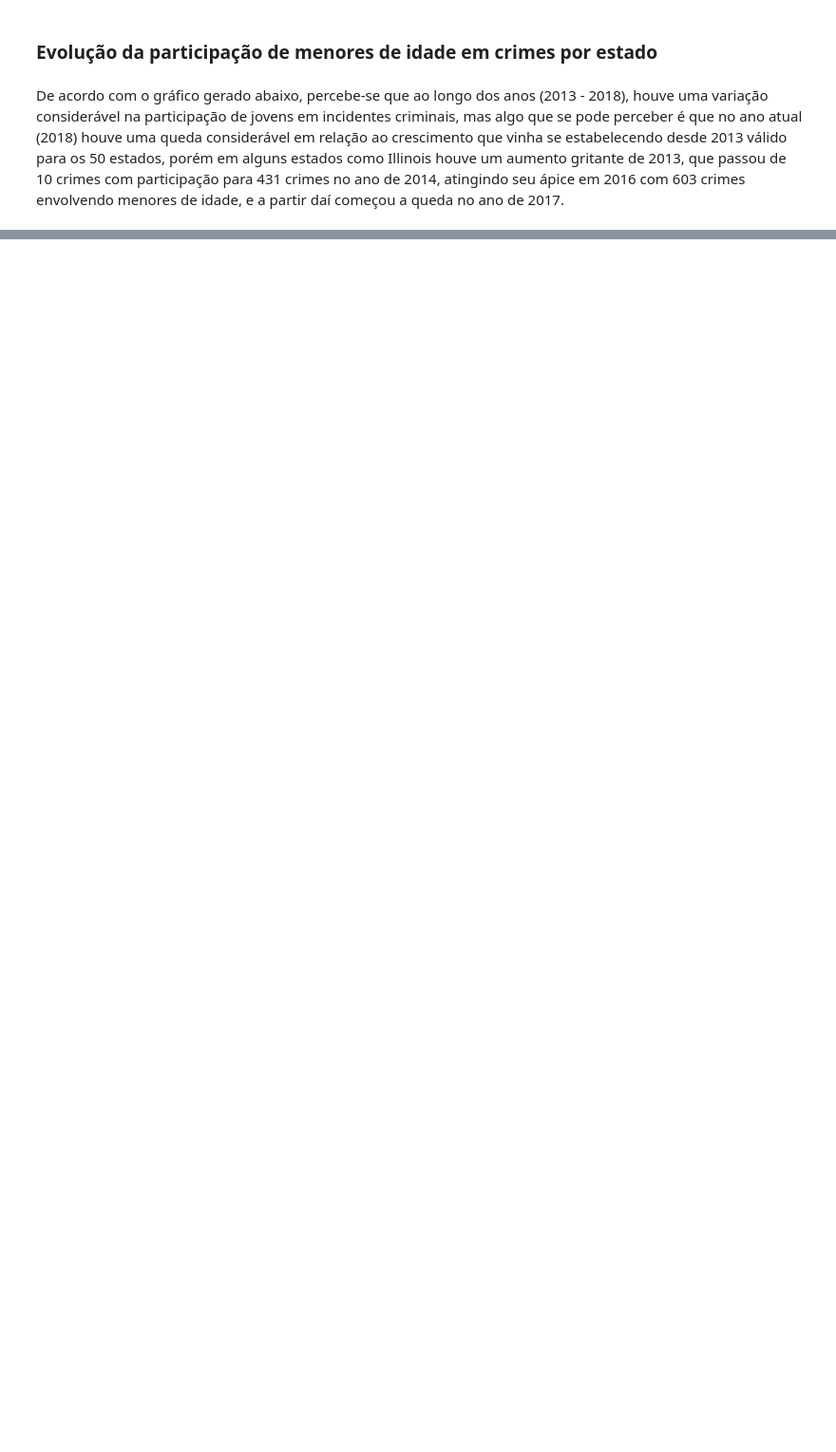
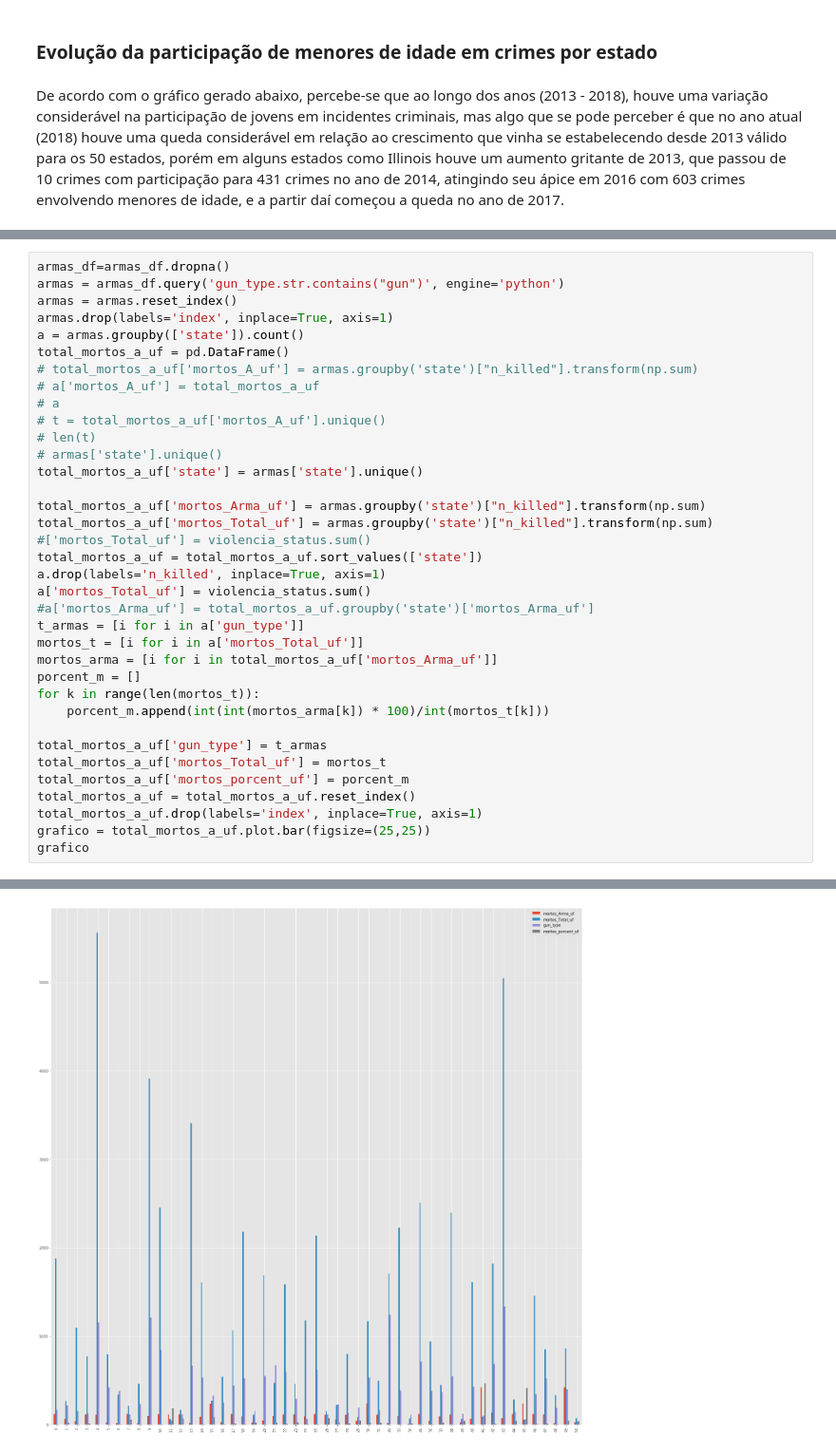
Before and after one commit to if1015-datascience-ufpe/2018-2-projeto-hadoop, a Jupyter notebook: proj.ipynb, the cells around one changed output, grey strips where cells are left out. Shown at 95% size. Drawn from its saved outputs; the diff is of its cells as text; blank space fills up the shorter version.

Commit message:
taxa de mortos por arma de fogo

```diff
--- a/proj.ipynb
+++ b/proj.ipynb
@@ -684,0 +719,37 @@ plot.select(estados)
+# %%
+armas_df=armas_df.dropna()
+armas = armas_df.query('gun_type.str.contains("gun")', engine='python')
+armas = armas.reset_index()
+armas.drop(labels='index', inplace=True, axis=1)
+a = armas.groupby(['state']).count()
+total_mortos_a_uf = pd.DataFrame()
+# total_mortos_a_uf['mortos_A_uf'] = armas.groupby('state')["n_killed"].transform(np.sum)
+# a['mortos_A_uf'] = total_mortos_a_uf
+# a
+# t = total_mortos_a_uf['mortos_A_uf'].unique()
+# len(t)
+# armas['state'].unique()
+total_mortos_a_uf['state'] = armas['state'].unique()
+
+total_mortos_a_uf['mortos_Arma_uf'] = armas.groupby('state')["n_killed"].transform(np.sum)
+total_mortos_a_uf['mortos_Total_uf'] = armas.groupby('state')["n_killed"].transform(np.sum)
+#['mortos_Total_uf'] = violencia_status.sum()
+total_mortos_a_uf = total_mortos_a_uf.sort_values(['state'])
+a.drop(labels='n_killed', inplace=True, axis=1)
+a['mortos_Total_uf'] = violencia_status.sum()
+#a['mortos_Arma_uf'] = total_mortos_a_uf.groupby('state')['mortos_Arma_uf']
+t_armas = [i for i in a['gun_type']]
+mortos_t = [i for i in a['mortos_Total_uf']]
+mortos_arma = [i for i in total_mortos_a_uf['mortos_Arma_uf']]
+porcent_m = []
+for k in range(len(mortos_t)):
+    porcent_m.append(int(int(mortos_arma[k]) * 100)/int(mortos_t[k]))
+
+total_mortos_a_uf['gun_type'] = t_armas
+total_mortos_a_uf['mortos_Total_uf'] = mortos_t
+total_mortos_a_uf['mortos_porcent_uf'] = porcent_m
+total_mortos_a_uf = total_mortos_a_uf.reset_index()
+total_mortos_a_uf.drop(labels='index', inplace=True, axis=1)
+grafico = total_mortos_a_uf.plot.bar(figsize=(25,25))
+grafico
+# %% [output]
@@ -684,0 +757 @@ plot.select(estados)
+[figure, added]
```
Also changed, not shown: parts of 4 cells of this notebook.
